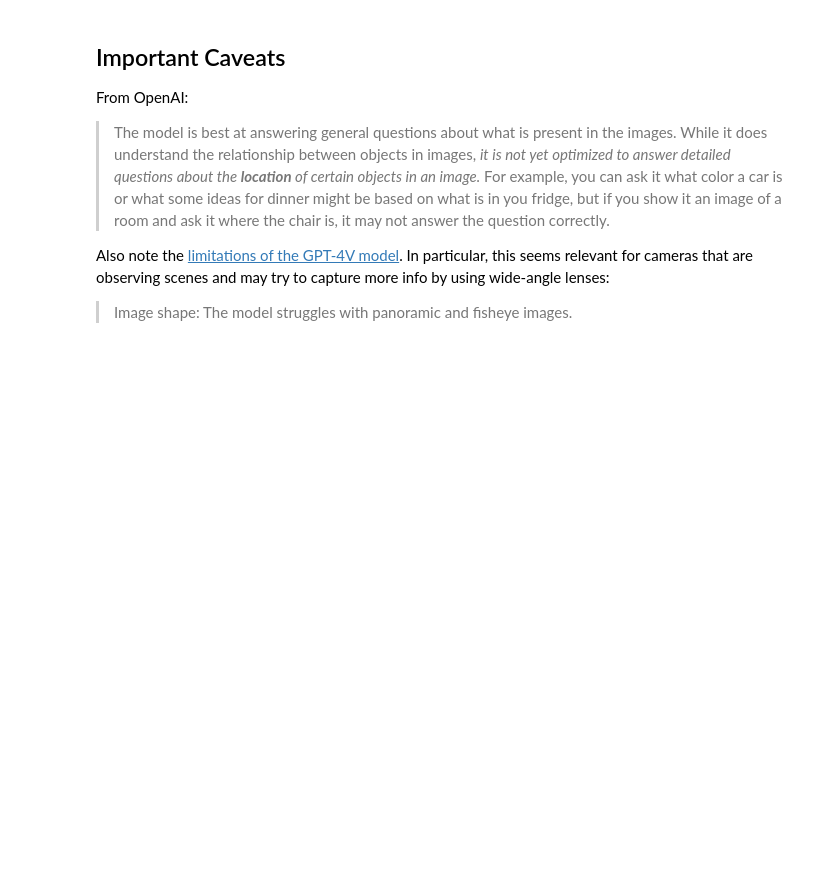
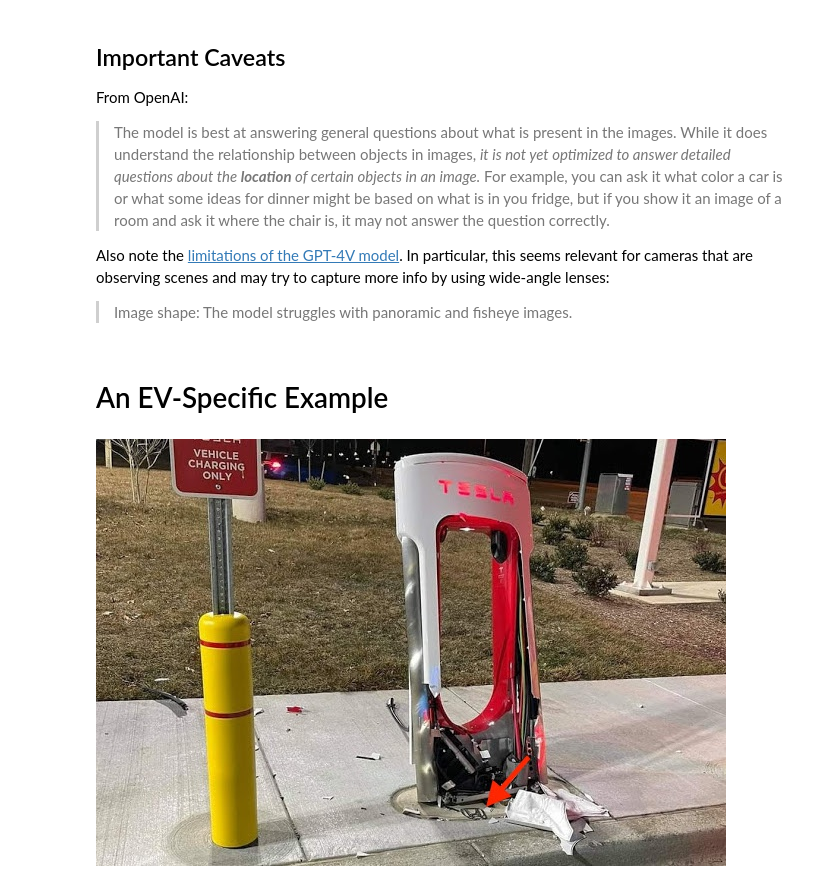
Before and after one commit to emigre459/evlens, a Jupyter notebook: notebooks/1.0-DWRM-GPTV_Testing.ipynb, the cells around one changed output. Saved outputs shown, nothing was run; the diff lists cells and outputs as text; code cells hidden in the pictures; blank space fills up the shorter version.

Commit message:
Add simple EV-relevant example image and response

```diff
--- a/notebooks/1.0-DWRM-GPTV_Testing.ipynb
+++ b/notebooks/1.0-DWRM-GPTV_Testing.ipynb
@@ -93,3 +95,12 @@ From OpenAI:
 Also note the [limitations of the GPT-4V model](https://platform.openai.com/docs/guides/vision/limitations). In particular, this seems relevant for cameras that are observing scenes and may try to capture more info by using wide-angle lenses:
 
 > Image shape: The model struggles with panoramic and fisheye images.
+# %% [markdown]
+# An EV-Specific Example
+# %%
+from evlens.models.openai_tools import url_to_image
+
+url = "https://qph.cf2.quoracdn.net/main-qimg-80782e891a2b3a01e0e6b6da6fee846f"
+url_to_image(url)
+# %% [output]
+[figure, added]
```
Also changed, not shown: parts of 3 cells of this notebook.
